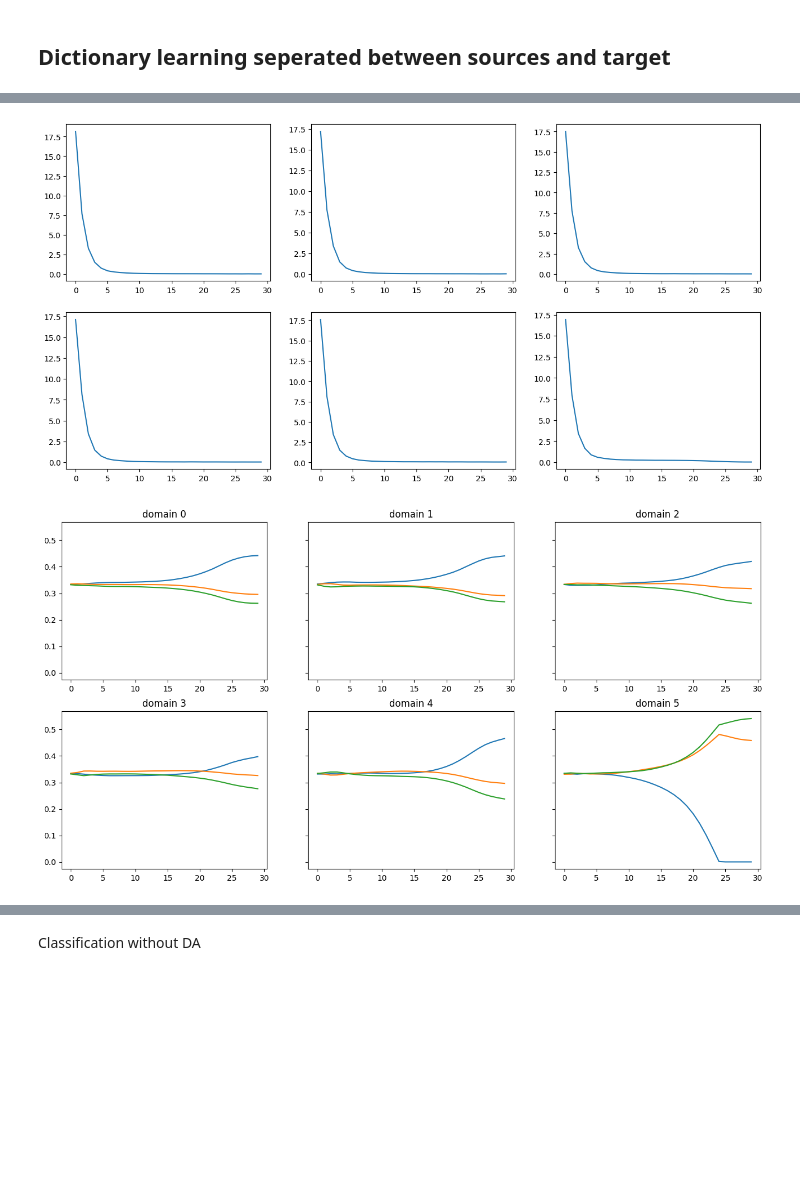
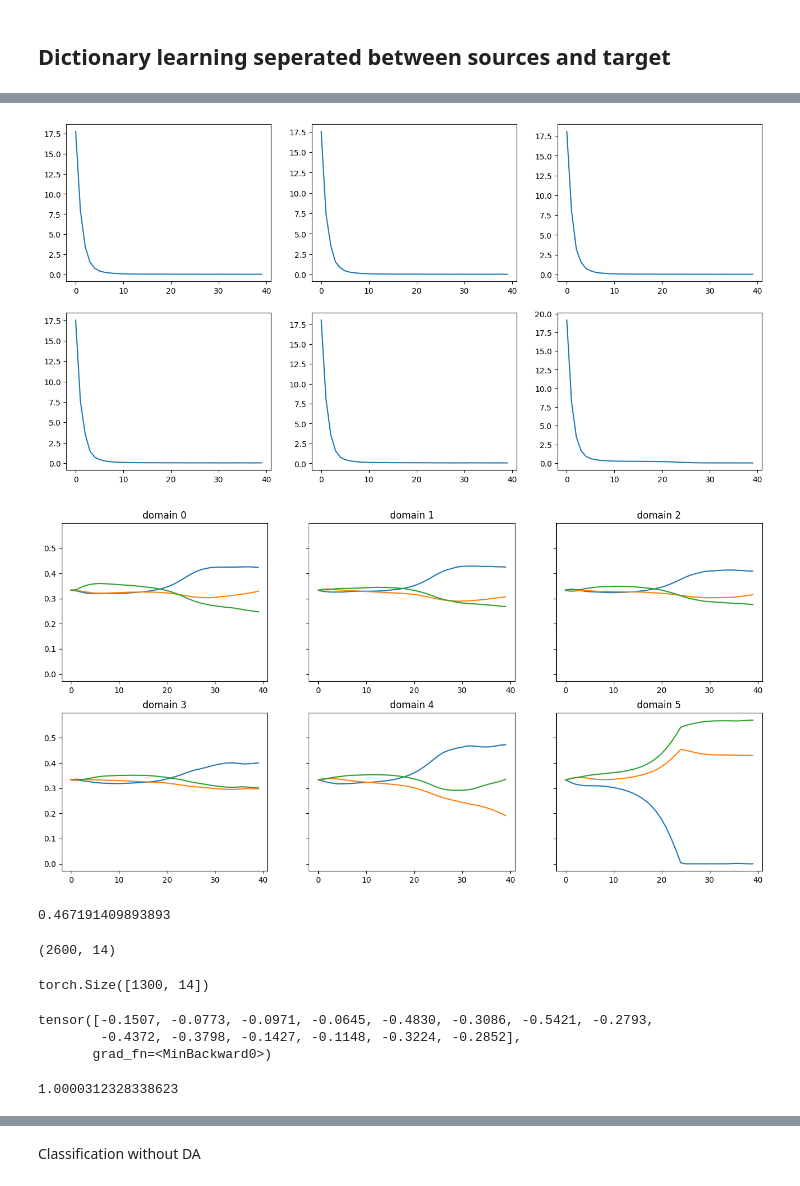
Before and after one commit to Stevan-LS/Online-DaDiL, a Jupyter notebook: PyDiL-main/PyDiL-main/CSTR - DaDiL Centralized.ipynb, the cells around one changed output, grey strips where cells are left out. Saved outputs shown, nothing was run; the diff lists cells and outputs as text; code cells hidden in the pictures; blank space fills up the shorter version.

```diff
--- a/PyDiL-main/PyDiL-main/CSTR - DaDiL Centralized.ipynb
+++ b/PyDiL-main/PyDiL-main/CSTR - DaDiL Centralized.ipynb
@@ -88,7 +88,7 @@ OGMM = Online_GMM(
 
 i=0
 while i < Xt.shape[0]-dim_reduction:
-    OGMM.fit_sample_with_dim_reduction(Xt[i:i+dim_reduction, :])
+    OGMM.fit_sample(Xt[i:i+dim_reduction, :], dimension_reduction=True)
     i += dim_reduction
 
 OGMM.generate_list()
@@ -129,11 +129,11 @@ for kmax in K_max:
 
     i = 0
     while i < X_train_target_t.shape[0]-dim_reduction:
-        OGMM.fit_sample_with_dim_reduction(X_train_target_t[i:i+dim_reduction, :])
+        OGMM.fit_sample(X_train_target_t[i:i+dim_reduction, :], dimension_reduction=True)
         i += dim_reduction
 
     print(OGMM.generate_list())
-    ll.append(OGMM.log_likelihood_with_dim_reduction(X_test_target_t))
+    ll.append(OGMM.log_likelihood(X_test_target_t, dimension_reduction=True))
 # %% [output]
 Couldn't find program: 'false'
 # %% [markdown]
@@ -184,7 +186,7 @@ dictionary_sources = LabeledDictionaryGMM(XP=None,
                            schedule_lr=False)
 # %%
 dictionary_sources.fit(Q_sources,
-               n_iter_max=30,
+               n_iter_max=40,
                batches_per_it=n_samples // batch_size,
                verbose=True)
 # %% [output]
@@ -208,10 +210,10 @@ YP_sources = dictionary_sources.YP
 names_sources = [f'domain {i}' for i in range(6)]
 # %%
 fig, axes = plt.subplots(2, 3, figsize=(16, 8))
-for k, d in enumerate(dictionary_sources.history['loss_per_dataset']):
-    axes.flatten()[k].plot(dictionary_sources.history['loss_per_dataset'][d])
+for k, dom in enumerate(dictionary_sources.history['loss_per_dataset']):
+    axes.flatten()[k].plot(dictionary_sources.history['loss_per_dataset'][dom])
 # %% [output]
-[figure, old version]
+[figure, new version]
 # %%
 fig, axes = plt.subplots(2, 3, figsize=(16, 8), sharey=True)
 
@@ -219,7 +221,7 @@ for k, (name, ax) in enumerate(zip(names_sources, axes.flatten())):
     ax.plot(torch.stack(dictionary_sources.history['weights'])[:, k, :])
     ax.set_title(name)
 # %% [output]
-[figure, old version]
+[figure, new version]
 # %%
 dictionary_target = LabeledDictionaryGMM(XP=XP_sources,
                            YP=YP_sources,
@@ -251,2 +255,24 @@ dictionary_target = LabeledDictionaryGMM(XP=XP_sources,
+# %%
+range_data
+# %% [output]
+0.467191409893893
+# %%
+X[np.where(d!=6)[0], :].shape
+# %% [output]
+(2600, 14)
+# %%
+dictionary_target.XP[0].shape
+# %% [output]
+torch.Size([1300, 14])
+# %%
+torch.min(torch.concat(list(dictionary_target.XP), axis = 0), axis=0).values
+# %% [output]
+tensor([-0.1507, -0.0773, -0.0971, -0.0645, -0.4830, -0.3086, -0.5421, -0.2793,
+        -0.4372, -0.3798, -0.1427, -0.1148, -0.3224, -0.2852],
+       grad_fn=<MinBackward0>)
+# %%
+torch.mean(torch.max(torch.concat(list(dictionary_target.XP), axis = 0), axis=0).values - torch.min(torch.concat(list(dictionary_target.XP), axis = 0), axis=0).values).item()
+# %% [output]
+1.0000312328338623
 # %%
 dictionary_target.fit(Q_target,
```
Also changed, not shown: parts of 11 cells of this notebook, 2 other files.
